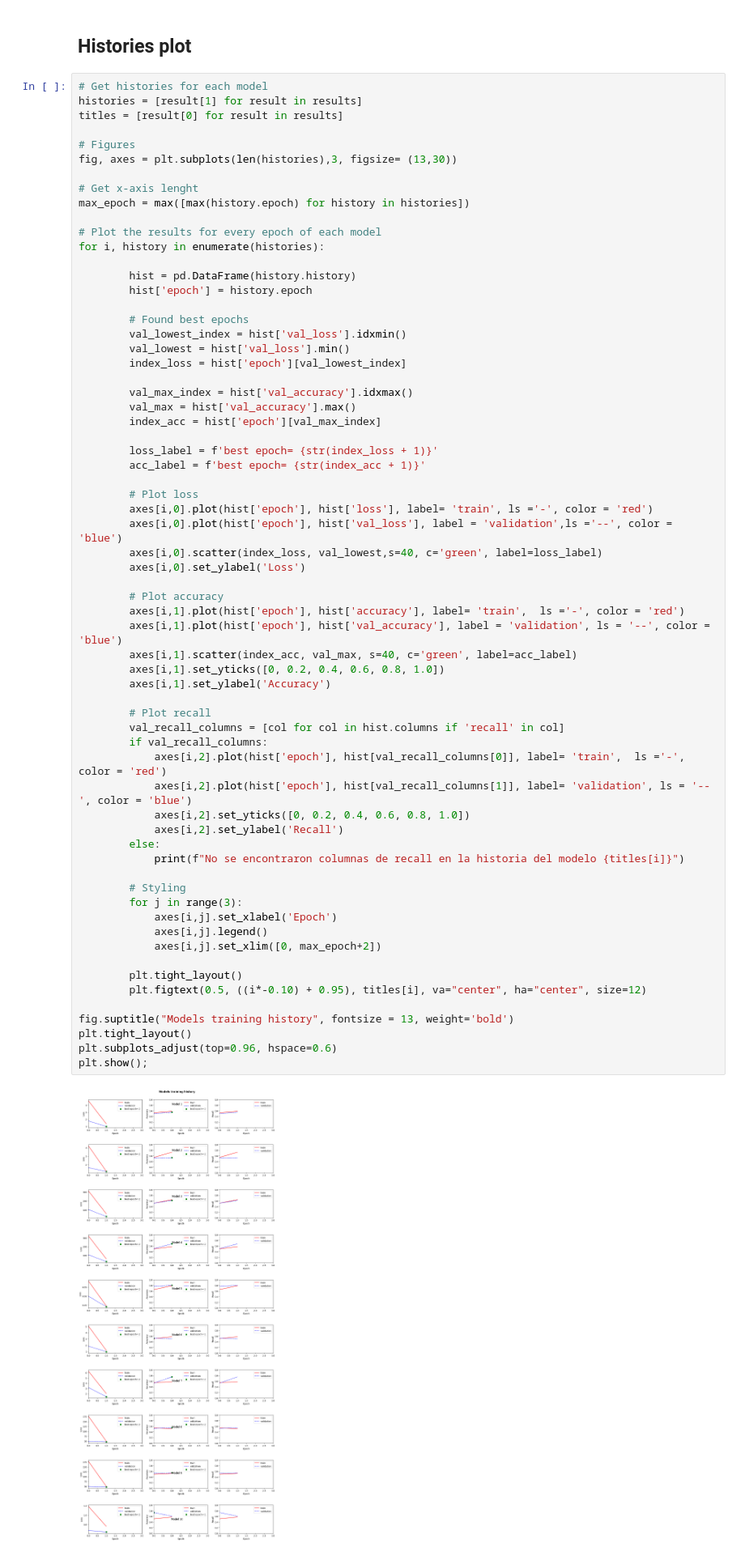
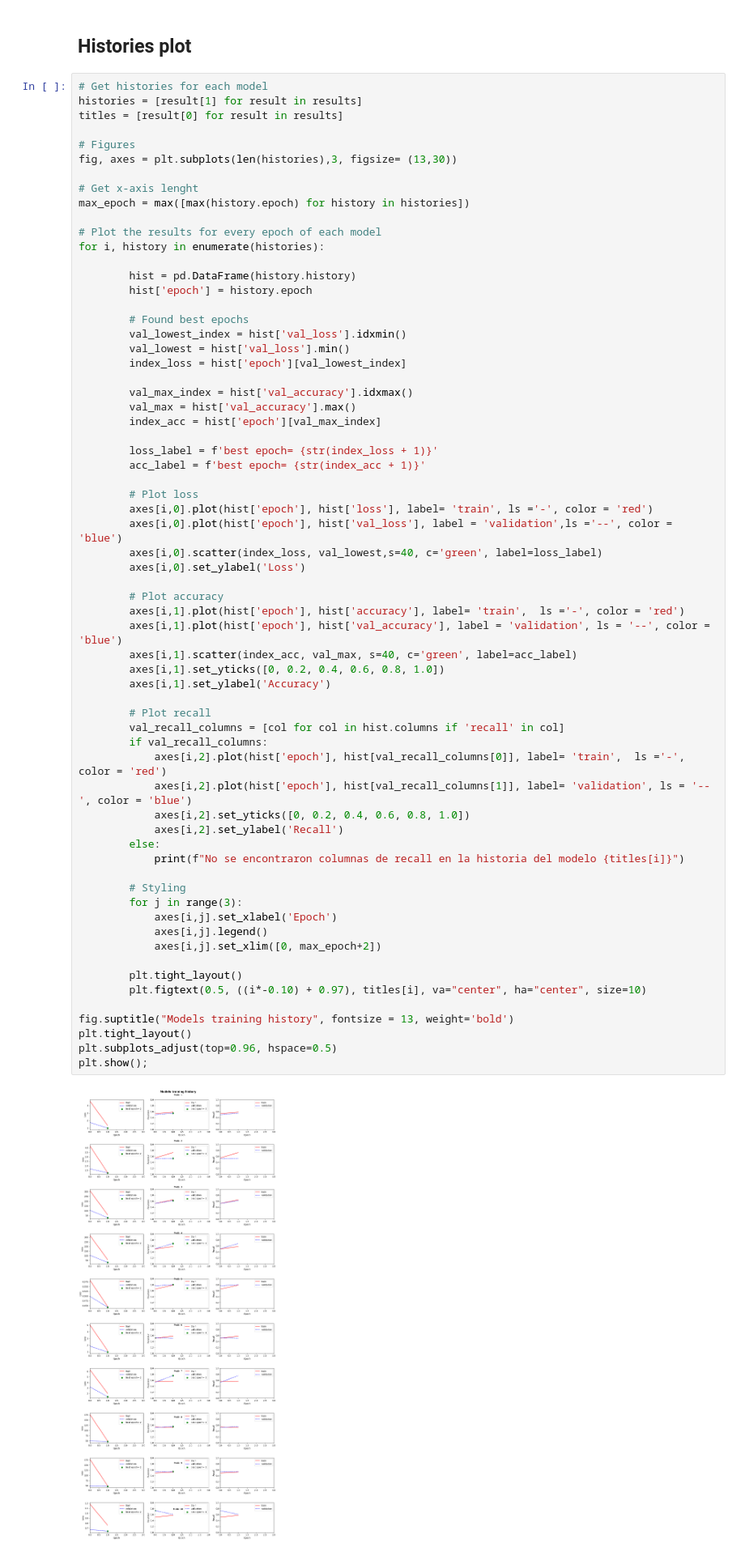
Before and after one commit to melissaortegaa/monografia, a Jupyter notebook: 02_baseline.ipynb, the cells around one changed output. Shown at 81% size. Cells and saved outputs as stored; diff of their text form.

```diff
--- a/02_baseline.ipynb
+++ b/02_baseline.ipynb
@@ -599,33 +600,33 @@ for i, history in enumerate(histories):
 
         # Plot accuracy
         axes[i,1].plot(hist['epoch'], hist['accuracy'], label= 'train',  ls ='-', color = 'red')
         axes[i,1].plot(hist['epoch'], hist['val_accuracy'], label = 'validation', ls = '--', color = 'blue')
         axes[i,1].scatter(index_acc, val_max, s=40, c='green', label=acc_label)
         axes[i,1].set_yticks([0, 0.2, 0.4, 0.6, 0.8, 1.0])
         axes[i,1].set_ylabel('Accuracy')
 
         # Plot recall
         val_recall_columns = [col for col in hist.columns if 'recall' in col]
         if val_recall_columns:
             axes[i,2].plot(hist['epoch'], hist[val_recall_columns[0]], label= 'train',  ls ='-', color = 'red')
             axes[i,2].plot(hist['epoch'], hist[val_recall_columns[1]], label= 'validation', ls = '--', color = 'blue')
             axes[i,2].set_yticks([0, 0.2, 0.4, 0.6, 0.8, 1.0])
             axes[i,2].set_ylabel('Recall')
         else:
             print(f"No se encontraron columnas de recall en la historia del modelo {titles[i]}")
 
         # Styling
         for j in range(3):
             axes[i,j].set_xlabel('Epoch')
             axes[i,j].legend()
             axes[i,j].set_xlim([0, max_epoch+2])
 
         plt.tight_layout()
-        plt.figtext(0.5, ((i*-0.10) + 0.95), titles[i], va="center", ha="center", size=12)
+        plt.figtext(0.5, ((i*-0.10) + 0.97), titles[i], va="center", ha="center", size=10)
 
 fig.suptitle("Models training history", fontsize = 13, weight='bold')
 plt.tight_layout()
-plt.subplots_adjust(top=0.96, hspace=0.6)
+plt.subplots_adjust(top=0.96, hspace=0.5)
 plt.show();
 # %% [output]
-[figure, old version]
+[figure, new version]
```
Also changed, not shown: parts of 5 cells of this notebook.
